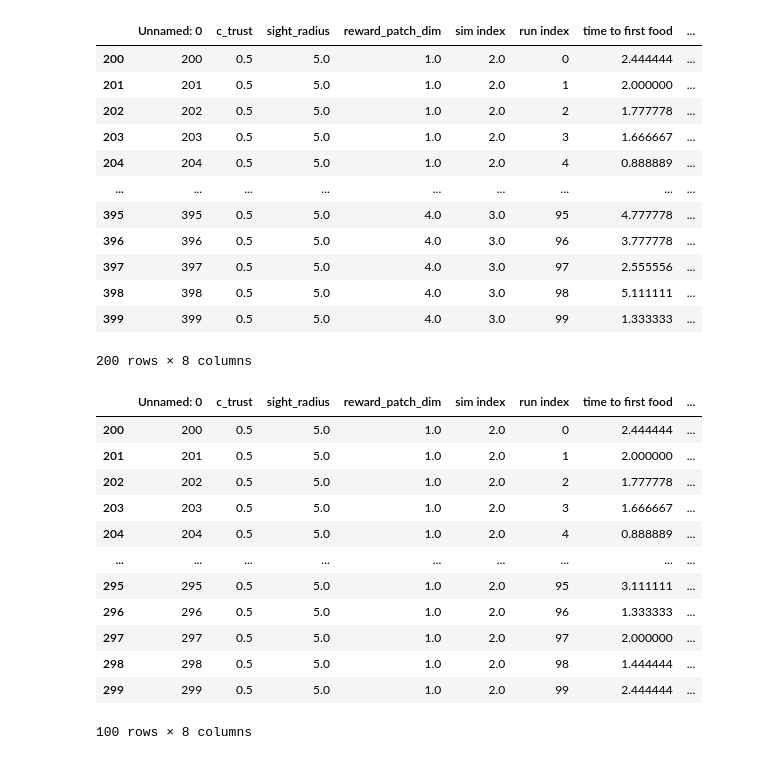
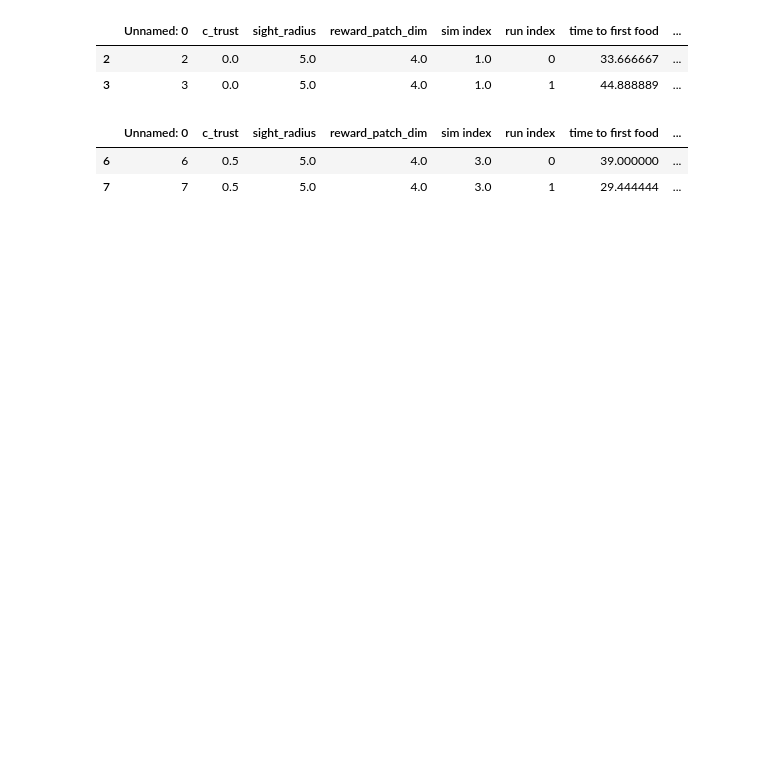
Before and after one commit to BasisResearch/collab-creatures, a Jupyter notebook: mx_refactored/histograms.ipynb, the cells around one changed output. Saved outputs shown, nothing was run; the diff lists cells and outputs as text; code cells hidden in the pictures; blank space fills up the shorter version.

```diff
--- a/mx_refactored/histograms.ipynb
+++ b/mx_refactored/histograms.ipynb
@@ -23,41 +11,34 @@ df = pd.read_csv(directory + r'\resultsDF.csv')
+# %%
+
+home_dir = r'C:\Basis_data_2' # directory where the simulation data is saved
+
+# 1. read the .csv file storing the results
+df = pd.read_csv(home_dir + r'\resultsDF.csv')
+
+# load the extra parameters from the dictionary
+dict_params = pickle.load(open(home_dir + '\\additional_meta_params.sav', 'rb'))
+N_timesteps = dict_params['N_frames']
+N_agents = dict_params['N_agents']
 # %%
 # 2. filter the rows of the table based on the case we are interested in.
-df_ignorers = df[ (df['c_trust'] == 0.5) ]
-display(df_ignorers)
+# Note that this part assumes that both distributed and clustered food cases
+
+# df_ignorers = df[ (df['c_trust'] == 0.5) ]
+# display(df_ignorers)
 # df_distr = df[ (df['reward_patch_dim'] == 1)]
 # display(df_distr)
 
-df_ignorers_distr = df[ (df['c_trust'] == 0) & (df['reward_patch_dim'] == 1) ]  # note that 'and' operation doesn't work
-df_ignorers_clust = df[ (df['c_trust'] == 0) & (df['reward_patch_dim'] == 4) ]
-df_comm_distr = df[ (df['c_trust'] == 0.5) & (df['reward_patch_dim'] == 1) ]
-df_comm_clust = df[ (df['c_trust'] == 0.5) & (df['reward_patch_dim'] == 4) ]
+df_ignorers_distr = df[ (df['c_trust'] == 0) & (df['reward_patch_dim'] == 1) ]  # ignorers in distributed environments
+df_ignorers_clust = df[ (df['c_trust'] == 0) & (df['reward_patch_dim'] == 4) ] # ignorers in clustered environments
+df_comm_distr = df[ (df['c_trust'] == 0.5) & (df['reward_patch_dim'] == 1) ] # communicators in distributed
+df_comm_clust = df[ (df['c_trust'] == 0.5) & (df['reward_patch_dim'] == 4) ] # communicators in clustered
 
-# display(df_ignorers_distr)
-display(df_comm_distr)
+display(df_ignorers_clust)
+display(df_comm_clust)
 # %% [output]
 |  | Unnamed: 0 | c_trust | sight_radius | reward_patch_dim | sim index | run index | time to first food | ... |
-| 200 | 200 | 0.5 | 5.0 | 1.0 | 2.0 | 0 | 2.444444 | ... |
-| 201 | 201 | 0.5 | 5.0 | 1.0 | 2.0 | 1 | 2.000000 | ... |
-| 202 | 202 | 0.5 | 5.0 | 1.0 | 2.0 | 2 | 1.777778 | ... |
-| 203 | 203 | 0.5 | 5.0 | 1.0 | 2.0 | 3 | 1.666667 | ... |
-| 204 | 204 | 0.5 | 5.0 | 1.0 | 2.0 | 4 | 0.888889 | ... |
-| ... | ... | ... | ... | ... | ... | ... | ... | ... |
-| 395 | 395 | 0.5 | 5.0 | 4.0 | 3.0 | 95 | 4.777778 | ... |
-| 396 | 396 | 0.5 | 5.0 | 4.0 | 3.0 | 96 | 3.777778 | ... |
-| 397 | 397 | 0.5 | 5.0 | 4.0 | 3.0 | 97 | 2.555556 | ... |
-| 398 | 398 | 0.5 | 5.0 | 4.0 | 3.0 | 98 | 5.111111 | ... |
-| 399 | 399 | 0.5 | 5.0 | 4.0 | 3.0 | 99 | 1.333333 | ... |
+| 2 | 2 | 0.0 | 5.0 | 4.0 | 1.0 | 0 | 33.666667 | ... |
+| 3 | 3 | 0.0 | 5.0 | 4.0 | 1.0 | 1 | 44.888889 | ... |
-200 rows × 8 columns
 |  | Unnamed: 0 | c_trust | sight_radius | reward_patch_dim | sim index | run index | time to first food | ... |
-| 200 | 200 | 0.5 | 5.0 | 1.0 | 2.0 | 0 | 2.444444 | ... |
-| 201 | 201 | 0.5 | 5.0 | 1.0 | 2.0 | 1 | 2.000000 | ... |
-| 202 | 202 | 0.5 | 5.0 | 1.0 | 2.0 | 2 | 1.777778 | ... |
-| 203 | 203 | 0.5 | 5.0 | 1.0 | 2.0 | 3 | 1.666667 | ... |
-| 204 | 204 | 0.5 | 5.0 | 1.0 | 2.0 | 4 | 0.888889 | ... |
-| ... | ... | ... | ... | ... | ... | ... | ... | ... |
-| 295 | 295 | 0.5 | 5.0 | 1.0 | 2.0 | 95 | 3.111111 | ... |
-| 296 | 296 | 0.5 | 5.0 | 1.0 | 2.0 | 96 | 1.333333 | ... |
-| 297 | 297 | 0.5 | 5.0 | 1.0 | 2.0 | 97 | 2.000000 | ... |
-| 298 | 298 | 0.5 | 5.0 | 1.0 | 2.0 | 98 | 1.444444 | ... |
-| 299 | 299 | 0.5 | 5.0 | 1.0 | 2.0 | 99 | 2.444444 | ... |
+| 6 | 6 | 0.5 | 5.0 | 4.0 | 3.0 | 0 | 39.000000 | ... |
+| 7 | 7 | 0.5 | 5.0 | 4.0 | 3.0 | 1 | 29.444444 | ... |
-100 rows × 8 columns
```
Also changed, not shown: parts of 7 cells of this notebook, 3 other files.
